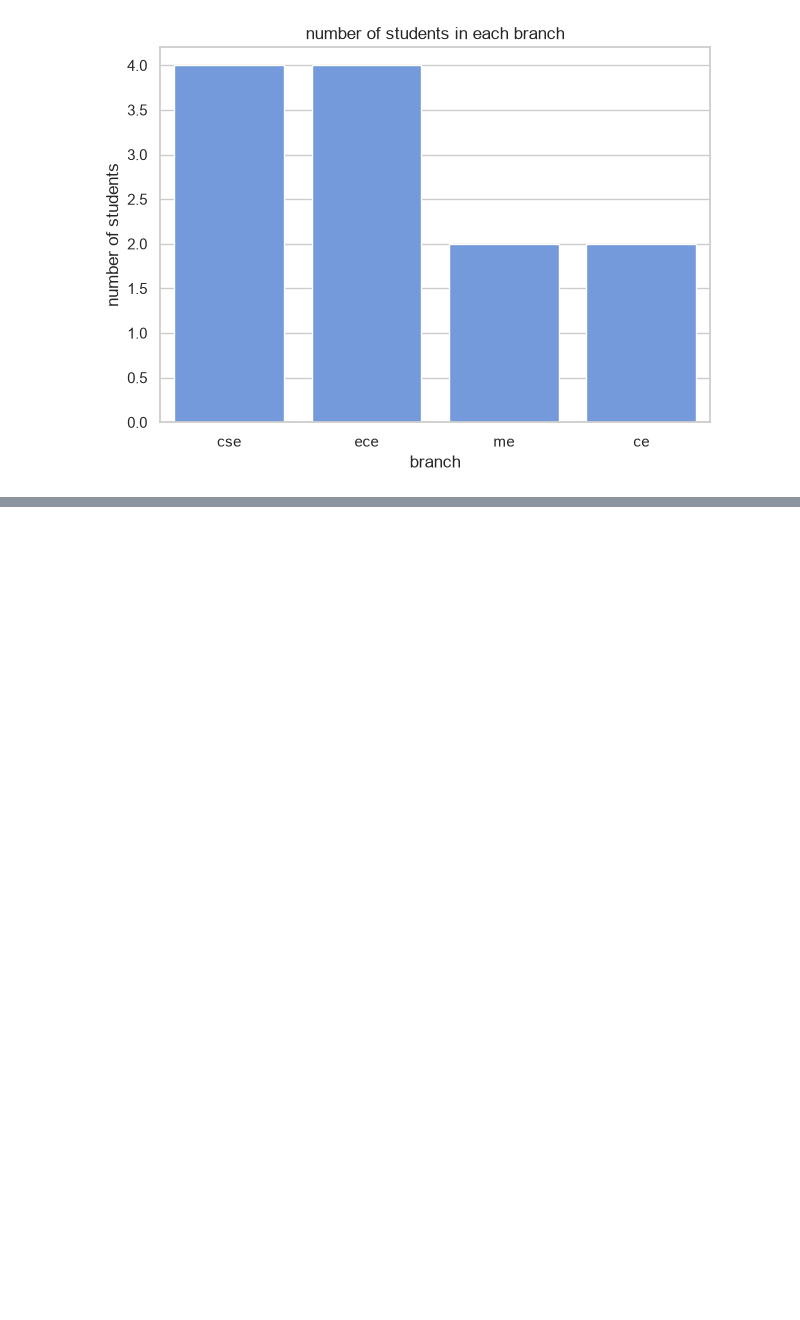
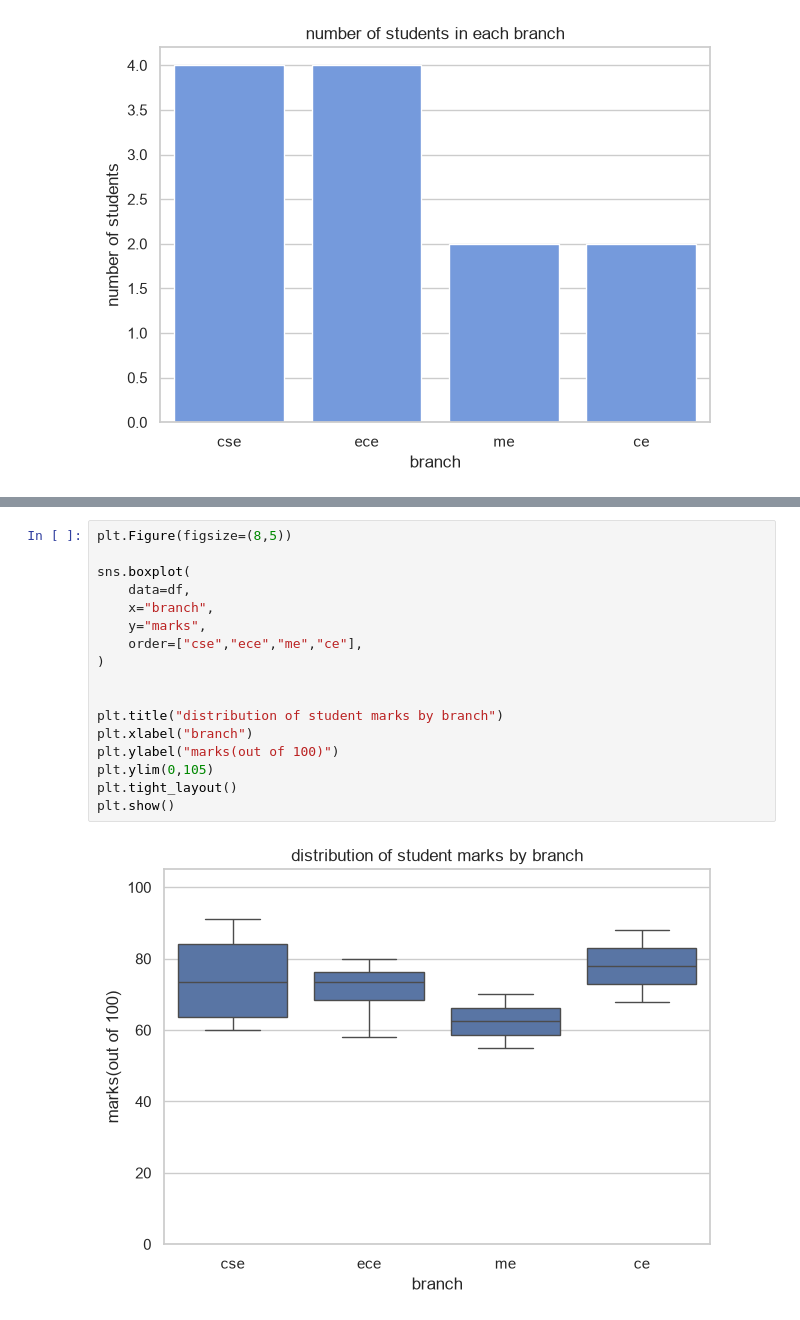
Before and after one commit to aryannsainiii-hub/HCL_TRAINING, a Jupyter notebook: DAY3/seaborn.ipynb, the cells around one changed output, grey strips where cells are left out. Drawn from its saved outputs; the diff is of its cells as text; blank space fills up the shorter version.

```diff
--- a/DAY3/seaborn.ipynb
+++ b/DAY3/seaborn.ipynb
@@ -48,0 +123,19 @@ plt.show()
+# %%
+plt.Figure(figsize=(8,5))
+
+sns.boxplot(
+    data=df,
+    x="branch",
+    y="marks",
+    order=["cse","ece","me","ce"],
+)
+
+
+plt.title("distribution of student marks by branch")
+plt.xlabel("branch")
+plt.ylabel("marks(out of 100)")
+plt.ylim(0,105)
+plt.tight_layout()
+plt.show()
+# %% [output]
+[figure, added]
```
Also changed, not shown: parts of 8 cells of this notebook, 1 other file.
